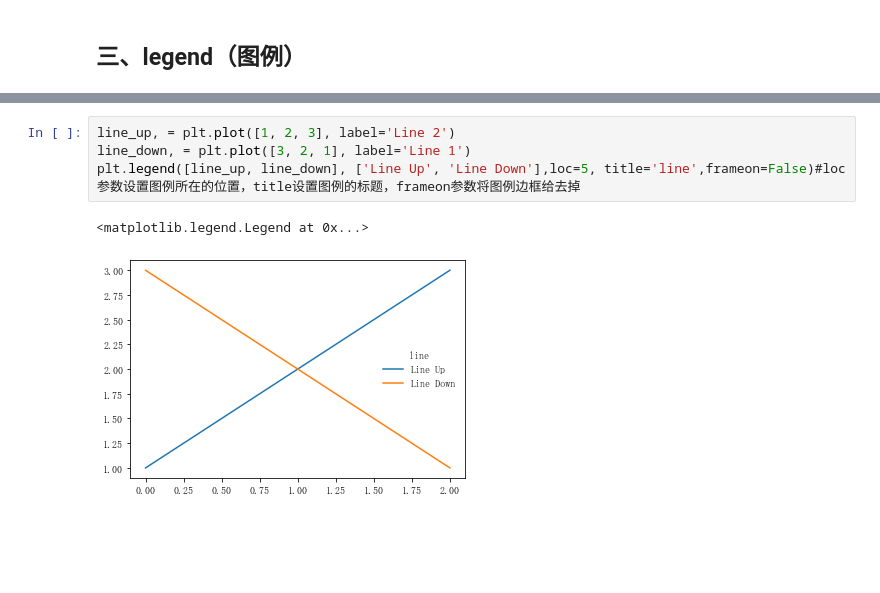
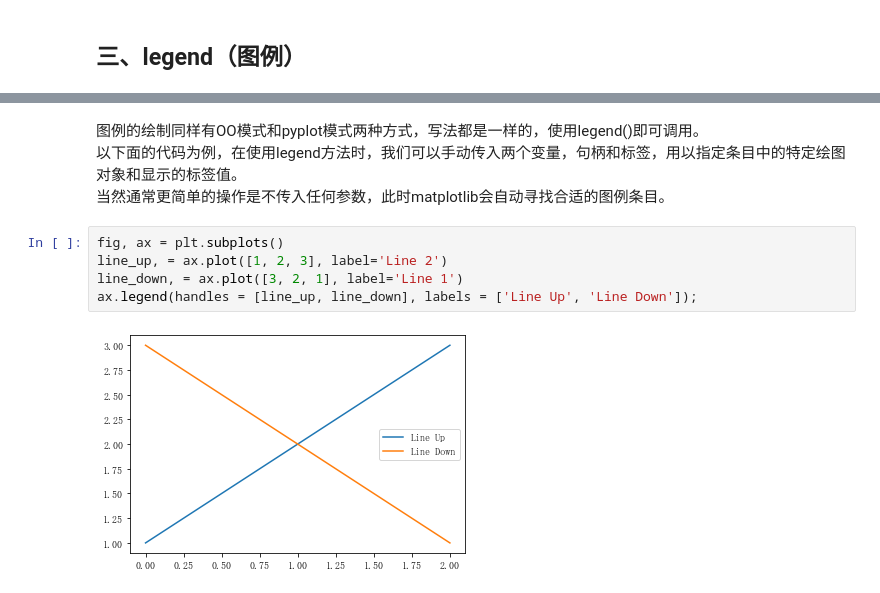
Before and after one commit to datawhalechina/fantastic-matplotlib, a Jupyter notebook: 第四回：文字图例尽眉目.ipynb, the cells around one changed output, grey strips where cells are left out. Cells and saved outputs as stored; diff of their text form; blank space fills up the shorter version.

```diff
--- a/第四回：文字图例尽眉目.ipynb
+++ b/第四回：文字图例尽眉目.ipynb
@@ -433,7 +335,11 @@ legend = plt.legend([p1, p2], ["CH", "US"])
+# %% [markdown]
+图例的绘制同样有OO模式和pyplot模式两种方式，写法都是一样的，使用legend()即可调用。
+以下面的代码为例，在使用legend方法时，我们可以手动传入两个变量，句柄和标签，用以指定条目中的特定绘图对象和显示的标签值。
+当然通常更简单的操作是不传入任何参数，此时matplotlib会自动寻找合适的图例条目。
 # %%
-line_up, = plt.plot([1, 2, 3], label='Line 2')
-line_down, = plt.plot([3, 2, 1], label='Line 1')
-plt.legend([line_up, line_down], ['Line Up', 'Line Down'],loc=5, title='line',frameon=False)#loc参数设置图例所在的位置，title设置图例的标题，frameon参数将图例边框给去掉
+fig, ax = plt.subplots()
+line_up, = ax.plot([1, 2, 3], label='Line 2')
+line_down, = ax.plot([3, 2, 1], label='Line 1')
+ax.legend(handles = [line_up, line_down], labels = ['Line Up', 'Line Down']);
 # %% [output]
-<matplotlib.legend.Legend at 0x...>
-[figure, old version]
+[figure, new version]
```
Also changed, not shown: parts of 21 cells of this notebook.
